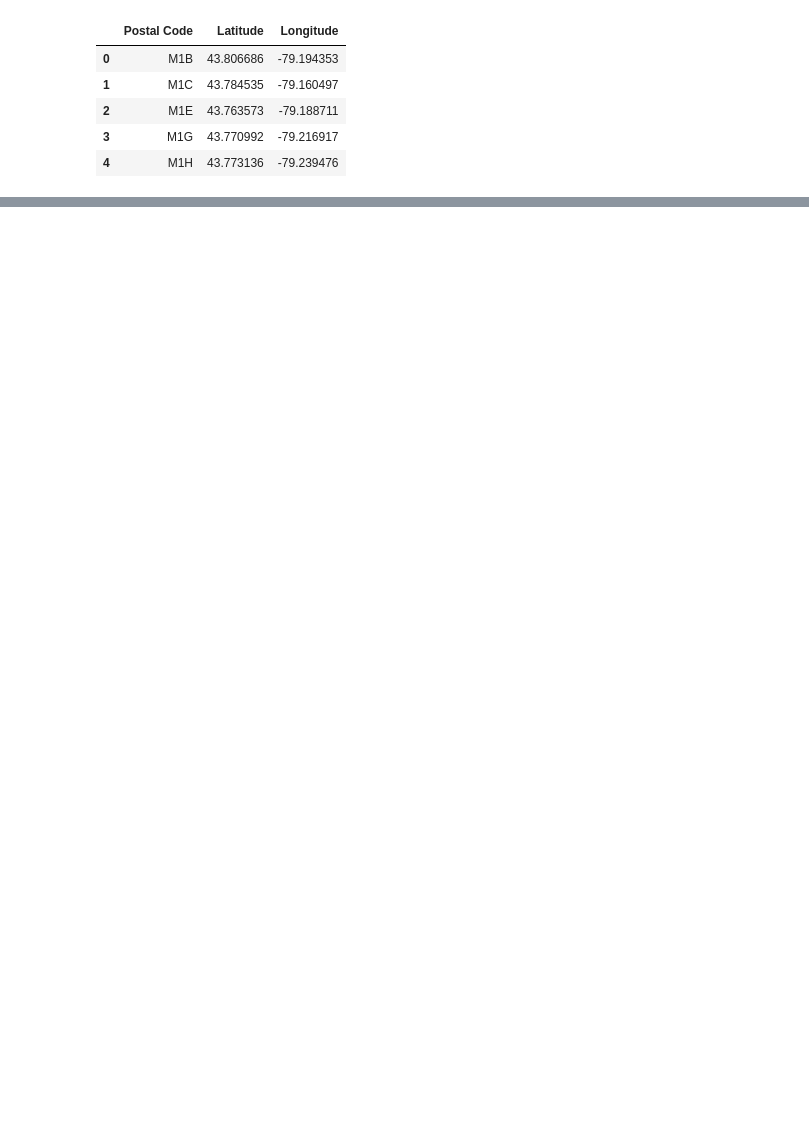
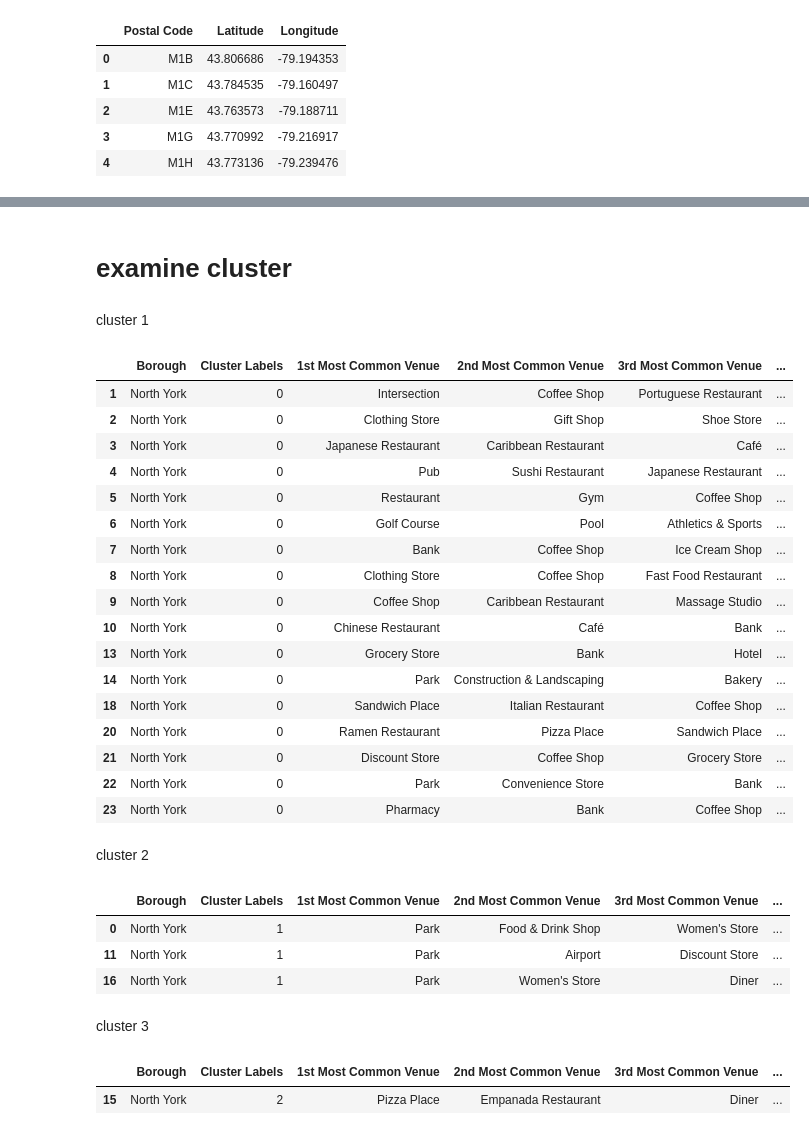
Before and after one commit to nerminbb/narmy-s-repo, a Jupyter notebook: clustering.ipynb, the cells around one changed output, grey strips where cells are left out. Saved outputs shown, nothing was run; the diff lists cells and outputs as text; code cells hidden in the pictures; blank space fills up the shorter version.

```diff
--- a/clustering.ipynb
+++ b/clustering.ipynb
@@ -121,0 +467,30 @@ new_df.head()
+# %%
+
+num_top_venues = 10
+
+indicators = ['st', 'nd', 'rd']
+
+# create columns according to number of top venues
+columns = ['Neighborhood']
+for ind in np.arange(num_top_venues):
+    try:
+        columns.append('{}{} Most Common Venue'.format(ind+1, indicators[ind]))
+    except:
+        columns.append('{}th Most Common Venue'.format(ind+1))
+
+# create a new dataframe
+neighborhoods_venues_sorted = pd.DataFrame(columns=columns)
+neighborhoods_venues_sorted['Neighborhood'] = northyork_grouped['Neighborhood']
+
+for ind in np.arange(northyork_grouped.shape[0]):
+    neighborhoods_venues_sorted.iloc[ind, 1:] = return_most_common_venues(northyork_grouped.iloc[ind, :], num_top_venues)
+
+neighborhoods_venues_sorted.head()# add clustering labels
+neighborhoods_venues_sorted.insert(0, 'Cluster Labels', kmeans.labels_)
+
+northyork_merged = northyork_data
+# %%
+# merge toronto_grouped with toronto_data to add latitude/longitude for each neighborhood
+northyork_merged = northyork_merged.join(neighborhoods_venues_sorted.set_index('Neighborhood'), on='Neighbourhood')
+
+northyork_merged.head() # check the last columns!
@@ -121,0 +504,9 @@ new_df.head()
+# %%
+
+
+northyork_merged = northyork_data
+
+# merge toronto_grouped with toronto_data to add latitude/longitude for each neighborhood
+northyork_merged = northyork_merged.join(neighborhoods_venues_sorted.set_index('Neighborhood'), on='Neighbourhood')
+
+northyork_merged.head() # check the last columns!
@@ -121,0 +546,41 @@ new_df.head()
+# %% [markdown]
+# examine cluster
+# %% [markdown]
+cluster 1
+# %%
+northyork_merged.loc[northyork_merged['Cluster Labels'] == 0, northyork_merged.columns[[1] + list(range(5, northyork_merged.shape[1]))]]
+# %% [output]
+|  | Borough | Cluster Labels | 1st Most Common Venue | 2nd Most Common Venue | 3rd Most Common Venue | ... |
+| 1 | North York | 0 | Intersection | Coffee Shop | Portuguese Restaurant | ... |
+| 2 | North York | 0 | Clothing Store | Gift Shop | Shoe Store | ... |
+| 3 | North York | 0 | Japanese Restaurant | Caribbean Restaurant | Café | ... |
+| 4 | North York | 0 | Pub | Sushi Restaurant | Japanese Restaurant | ... |
+| 5 | North York | 0 | Restaurant | Gym | Coffee Shop | ... |
+| 6 | North York | 0 | Golf Course | Pool | Athletics & Sports | ... |
+| 7 | North York | 0 | Bank | Coffee Shop | Ice Cream Shop | ... |
+| 8 | North York | 0 | Clothing Store | Coffee Shop | Fast Food Restaurant | ... |
+| 9 | North York | 0 | Coffee Shop | Caribbean Restaurant | Massage Studio | ... |
+| 10 | North York | 0 | Chinese Restaurant | Café | Bank | ... |
+| 13 | North York | 0 | Grocery Store | Bank | Hotel | ... |
+| 14 | North York | 0 | Park | Construction & Landscaping | Bakery | ... |
+| 18 | North York | 0 | Sandwich Place | Italian Restaurant | Coffee Shop | ... |
+| 20 | North York | 0 | Ramen Restaurant | Pizza Place | Sandwich Place | ... |
+| 21 | North York | 0 | Discount Store | Coffee Shop | Grocery Store | ... |
+| 22 | North York | 0 | Park | Convenience Store | Bank | ... |
+| 23 | North York | 0 | Pharmacy | Bank | Coffee Shop | ... |
+# %% [markdown]
+cluster 2
+# %%
+northyork_merged.loc[northyork_merged['Cluster Labels'] == 1, northyork_merged.columns[[1] + list(range(5, northyork_merged.shape[1]))]]
+# %% [output]
+|  | Borough | Cluster Labels | 1st Most Common Venue | 2nd Most Common Venue | 3rd Most Common Venue | ... |
+| 0 | North York | 1 | Park | Food & Drink Shop | Women's Store | ... |
+| 11 | North York | 1 | Park | Airport | Discount Store | ... |
+| 16 | North York | 1 | Park | Women's Store | Diner | ... |
+# %% [markdown]
+cluster 3
+# %%
+northyork_merged.loc[northyork_merged['Cluster Labels'] == 2, northyork_merged.columns[[1] + list(range(5, northyork_merged.shape[1]))]]
+# %% [output]
+|  | Borough | Cluster Labels | 1st Most Common Venue | 2nd Most Common Venue | 3rd Most Common Venue | ... |
+| 15 | North York | 2 | Pizza Place | Empanada Restaurant | Diner | ... |
```
Also changed, not shown: parts of 39 cells of this notebook.
